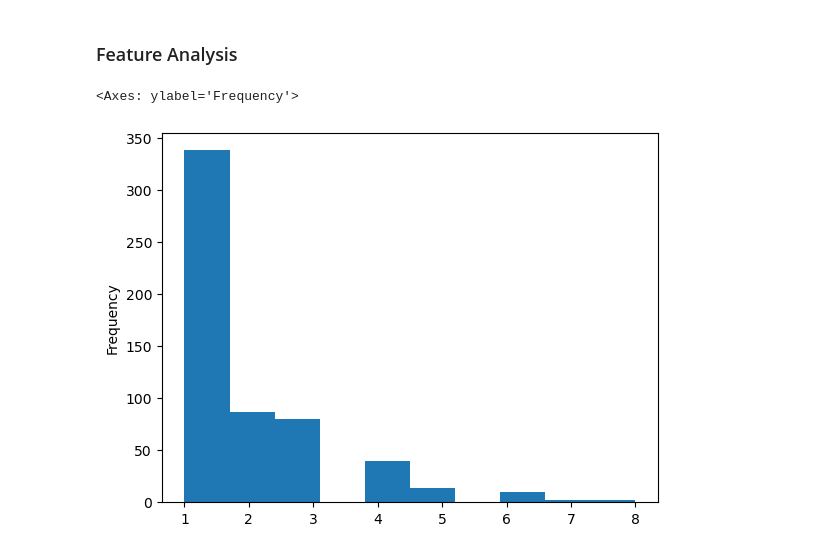
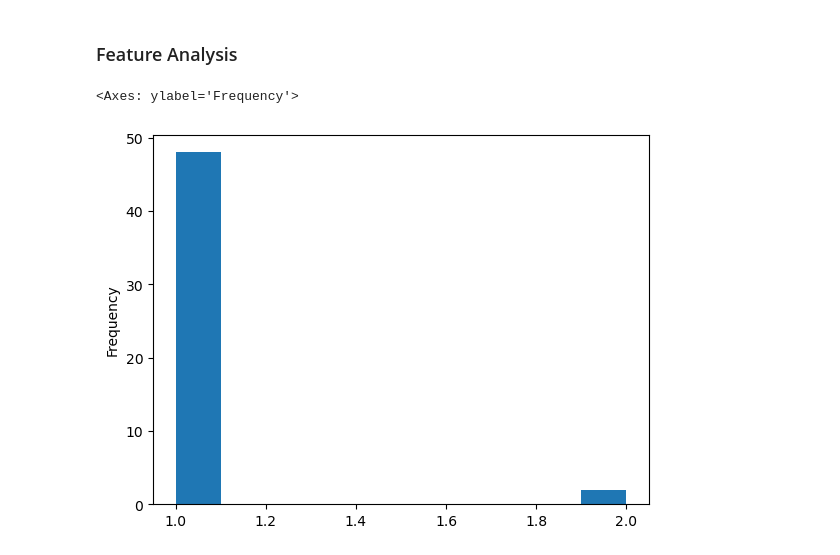
Before and after one commit to muthuganeshece/CVProjects, a Jupyter notebook: SodiumDisposal/Notebook/YOLOv8_Inference.ipynb, the cells around one changed output. Cells and saved outputs as stored; diff of their text form; code cells hidden in the pictures.

```diff
--- a/SodiumDisposal/Notebook/YOLOv8_Inference.ipynb
+++ b/SodiumDisposal/Notebook/YOLOv8_Inference.ipynb
@@ -291,12 +292,13 @@ def findCentroid(mask_img):
                 cy = int(M['m01']/M['m00'])
                 points.append([cx, cy])
                 area.append(M['m00'])
-    return points, area
+    return points, area, contours
 # %%
 count_frame = 0
 Frame_list = []
 Centroid_list = []
 Area_list = []
+Countour_list = []
 video = cv.VideoCapture(Directory + "/" + VideoFile)
 while True:
     ret, frame = video.read()
@@ -308,10 +310,11 @@ while True:
             if results[0].masks is not None:
                 print("Mask identified for the frame...")
                 mask_img = np.any(np.array(results[0].masks[:].data), axis=0)
-                Centroids, Area = findCentroid(mask_img)
+                Centroids, Area, Contours = findCentroid(mask_img)
                 Centroid_list.append(Centroids)
                 Area_list.append(Area)
                 Frame_list.append(count_frame)
+                Countour_list.append(Contours)
     else:
         print("Error loading video")
         break
@@ -349,7 +352,7 @@ df_feature.to_csv("FeatureExtracted.csv", index=False)
 # %% [markdown]
 ### Feature Analysis
 # %%
-df_feature['Centroids'].apply(len).plot(kind='hist')
+df_feature['Centroids'].iloc[:50].apply(len).plot(kind='hist')
 # %% [output]
 <Axes: ylabel='Frequency'>
-[figure, old version]
+[figure, new version]
```
Also changed, not shown: parts of 8 cells of this notebook.
